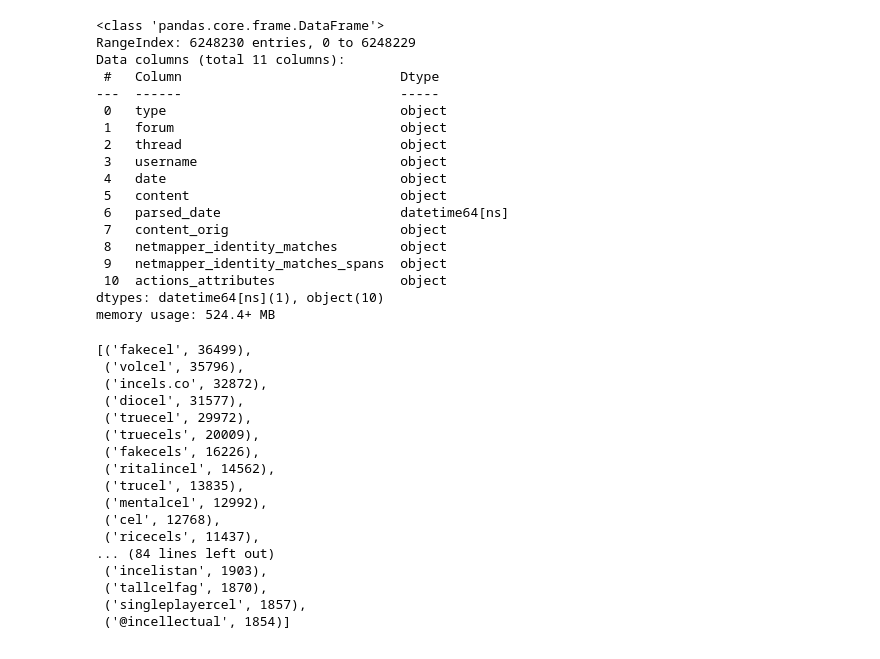
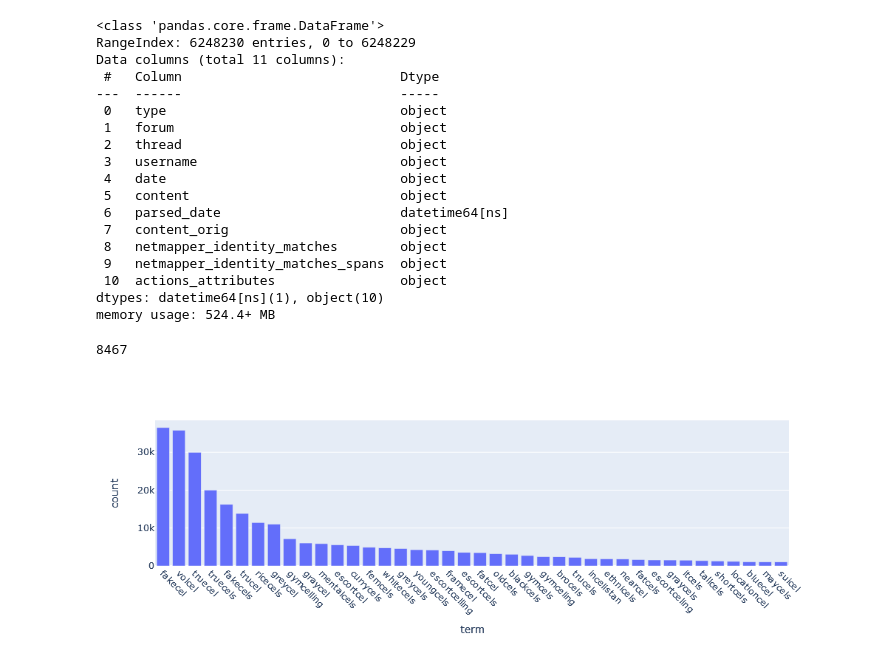
Before and after one commit to michaelmilleryoder/incels_identities, a Jupyter notebook: jupyter/cel_variants.ipynb, the cells around one changed output. Saved outputs shown, nothing was run; the diff lists cells and outputs as text; code cells hidden in the pictures.

```diff
--- a/jupyter/cel_variants.ipynb
+++ b/jupyter/cel_variants.ipynb
@@ -26,41 +26,43 @@ Data columns (total 11 columns):
  10  actions_attributes                object
 dtypes: datetime64[ns](1), object(10)
 memory usage: 524.4+ MB
+# %%
+# Get all usernames
+usernames = data.username.str.lower().unique().tolist()
+len(usernames)
+# %% [output]
+8467
 # %%
 # Load incels vocab and term counts from Gensim model
 from gensim.models import Word2Vec
 
 path = '../models/emb/incels.model'
 model = Word2Vec.load(path)
-# %%
-from collections import Counter
-
-usernames = ['animecel2d', '@aaaaaaaaaaacel', 'tehgymcel420', '@tehgymcel420', '@diocel', 'legendarywristcel', 'aaaaaaaaaaacel', 'itsover4cel',
-             '@ritalincel', 'gymletethnicel', 'incelinside', 'sillytruecel', '@cowcel', 'cowcel', 'gyros_pretcel', 'ethnicelnl', '@zettacel',
-            'zettacel', 'thebasedcel', '@thoughtfulcel', 'thoughtfulcel', 'thereaclchincel', 'turbocuckcel_7000', 'supersaiyangymcel', 'alt="cowcel"]https://incels.co',
-            '@sergeantincel', '@gymletethnicel', 'ppecel', '@ppecel', 'finncel', '@finncel', 'speedtypingincel', 'itsogrecel', 'dogcel256',
-            'idlevillagercel', 'framecel222', 'crestfallencel', 'templarcel421', '@eskimocel', 'eskimocel', 'cameroncel',]
-exclude = usernames + [
-    'incels', 'incel', 'incels.is', 'inceldom', 'celibate', 'celebrate', 'celebrity', 'celebrities', 'inceltears', 'cells', 'excel', 'excels',
-    'excellent', 'nicely',
-]
-cel_variants = Counter({wd: model.wv.get_vecattr(wd, 'count') for wd in model.wv.key_to_index.keys() if 'cel' in wd and not wd in exclude})
-cel_variants.most_common(100)
-# %% [output]
-[('fakecel', 36499),
- ('volcel', 35796),
- ('incels.co', 32872),
- ('diocel', 31577),
- ('truecel', 29972),
- ('truecels', 20009),
- ('fakecels', 16226),
- ('ritalincel', 14562),
- ('trucel', 13835),
- ('mentalcel', 12992),
- ('cel', 12768),
- ('ricecels', 11437),
-... (84 lines left out)
- ('incelistan', 1903),
- ('tallcelfag', 1870),
- ('singleplayercel', 1857),
- ('@incellectual', 1854)]
+# %%
+from collections import Counter
+import pandas as pd
+
+# usernames = ['animecel2d', '@animecel2d', '@aaaaaaaaaaacel', 'tehgymcel420', '@tehgymcel420', '@diocel', 'legendarywristcel', 'aaaaaaaaaaacel', 'itsover4cel',
+#              '@ritalincel', 'gymletethnicel', 'incelinside', 'sillytruecel', '@cowcel', 'cowcel', 'gyros_pretcel', 'ethnicelnl', '@zettacel',
+#             'zettacel', 'thebasedcel', '@thoughtfulcel', 'thoughtfulcel', 'thereaclchincel', 'turbocuckcel_7000', 'supersaiyangymcel', 'alt="cowcel"]https://incels.co',
+#             '@sergeantincel', '@gymletethnicel', 'ppecel', '@ppecel', 'finncel', '@finncel', 'speedtypingincel', 'itsogrecel', 'dogcel256',
+#             'idlevillagercel', 'framecel222', 'crestfallencel', 'templarcel421', '@eskimocel', 'eskimocel', 'cameroncel', '@incellectual',
+#              'braincelsrefugee', 'proudincelistani', 'gigacel123', 'blackopsiicel']
+exclude = usernames + [f'@{name}' for name in usernames] + [
+    'incels', 'incel', 'incels.is', 'incels.co', 'incels.me', 'inceldom', 'celibate', 'celebrate', 'celebrity', 'celebrities', 'inceltears', 'cells', 'excel', 'excels',
+    'excellent', 'nicely', 'cel', 'cels', 'cell', 'alt="cowcel"]https://incels.co', 'celibate', 'celibates', 'eskimocel', '@eskimocel',
+    'celebrating', 'aedracel', '@aedracel', 'deformaspergercel', '@deformaspergercel', 'celibacy', 'johnwickcel', '@johnwickcel', 'incelkingkong',
+    '@incelkingkong', 'itsogrecel', '@itsogrecel', 'incelman', '@incelman', 'celtictruecel', 'celebrated', 'cancelled', 'hungarocel', '@hungarocel',
+    'chesscel', '@chesscel', 'inceltear', 'higgscel', '@higgscel', 'genecel', '@genecel', 'powerlevelcel', '@powerlevelcel', '50iqcel', '@50iqcel',
+    'hikicel', '@hikicel', 'manicel', '@manicel', 'braincels', 'boardwalkcel', '@boardwalkcel',
+]
+cel_variants = Counter({wd: model.wv.get_vecattr(wd, 'count') for wd in model.wv.key_to_index.keys() if 'cel' in wd and not wd in exclude})
+cel_variants = pd.DataFrame(cel_variants.most_common(40), columns=['term', 'count'])
+cel_variants
+
+import plotly.express as px
+
+fig = px.bar(cel_variants, x='term', y='count')
+fig.update_xaxes(tickangle=45)
+# %% [output]
+[figure, added]
```
Also changed, not shown: parts of 1 cell of this notebook.
